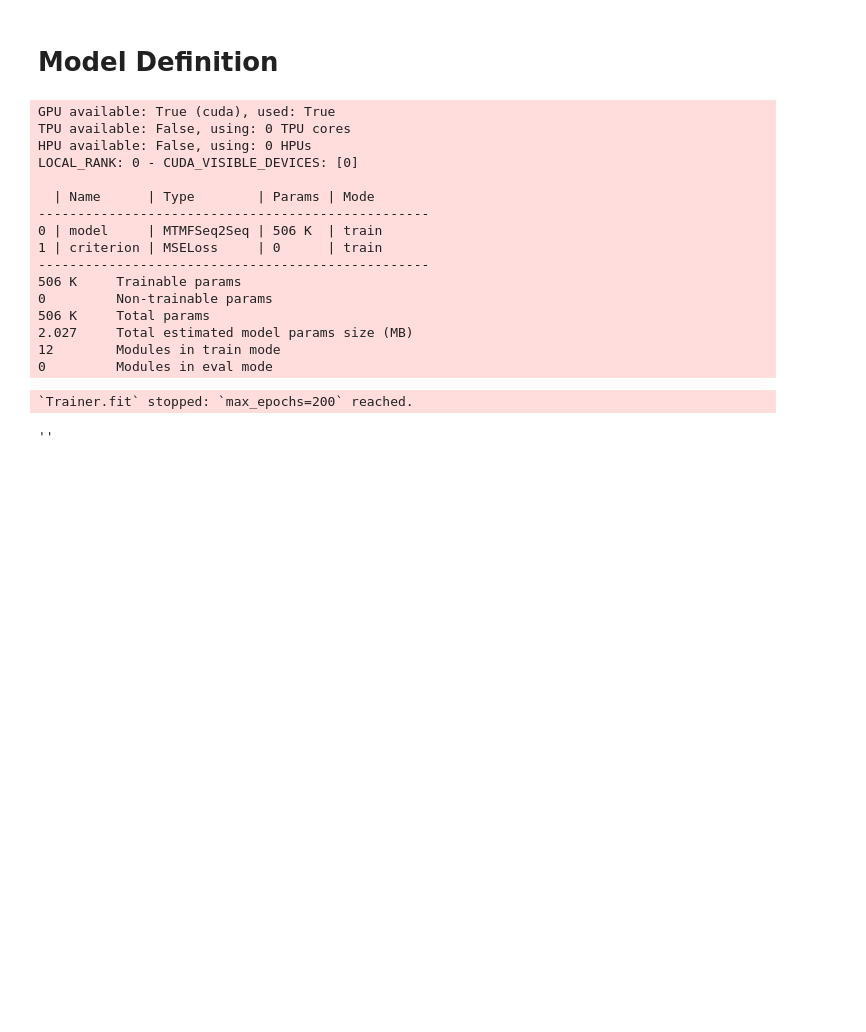
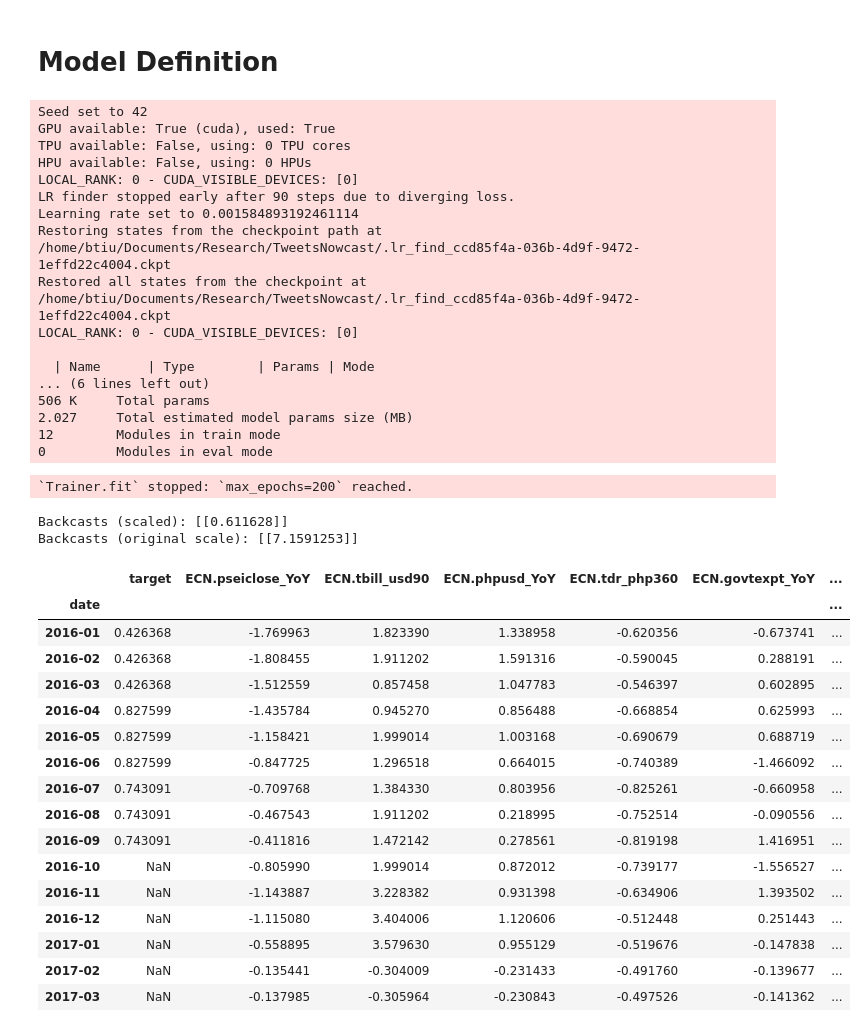
Before and after one commit to tiubenedict/TweetsNowcast, a Jupyter notebook: MixedFreqLSTM.ipynb, the cells around one changed output. Drawn from its saved outputs; the diff is of its cells as text; code cells hidden in the pictures; blank space fills up the shorter version.

```diff
--- a/MixedFreqLSTM.ipynb
+++ b/MixedFreqLSTM.ipynb
@@ -238,6 +266,8 @@ class MTMFSeq2Seq(nn.Module):
 
         return y_pred
 # %%
+seed_everything(42, workers=True)
+
 class MTMFSeq2SeqLightning(pl.LightningModule):
     def __init__(self, model, learning_rate=0.0001):
         super(MTMFSeq2SeqLightning, self).__init__()
@@ -256,7 +286,7 @@ class MTMFSeq2SeqLightning(pl.LightningModule):
         return loss
 
     def configure_optimizers(self):
-        return torch.optim.Adam(self.parameters(), lr=self.learning_rate)
+        return optim.Adam(self.parameters(), lr=self.learning_rate)
 
 # Prepare the dataset and dataloader
 train_dataset = TensorDataset(trainX_in, trainY_in, trainY_out)
@@ -290,32 +320,72 @@ model = MTMFSeq2Seq(
 )
 
 # Initialize the Lightning module
-lightning_model = MTMFSeq2SeqLightning(model)
+lightning_model = MTMFSeq2SeqLightning(model).to(device)
 lr_monitor = LearningRateMonitor(logging_interval='step')
 
-# Train the model
-trainer = pl.Trainer(max_epochs=200, accelerator='auto',log_every_n_steps=1, callbacks=[lr_monitor])
-lr_finder = trainer.tuner.lr_find(lightning_model, train_loader)
+# Find learning rate and train model with new learning rate
+trainer = pl.Trainer(max_epochs=200, accelerator='auto',log_every_n_steps=1, callbacks=[lr_monitor], deterministic=True)
+tuner = Tuner(trainer)
+lr_finder = tuner.lr_find(lightning_model, train_loader)
+lightning_model.hparams.lr = lr_finder.suggestion()
 trainer.fit(lightning_model, train_loader)
 # %% [output]
+Seed set to 42
 GPU available: True (cuda), used: True
 TPU available: False, using: 0 TPU cores
 HPU available: False, using: 0 HPUs
 LOCAL_RANK: 0 - CUDA_VISIBLE_DEVICES: [0]
+LR finder stopped early after 90 steps due to diverging loss.
+Learning rate set to 0.001584893192461114
+Restoring states from the checkpoint path at /home/btiu/Documents/Research/TweetsNowcast/.lr_find_ccd85f4a-036b-4d9f-9472-1effd22c4004.ckpt
+Restored all states from the checkpoint at /home/btiu/Documents/Research/TweetsNowcast/.lr_find_ccd85f4a-036b-4d9f-9472-1effd22c4004.ckpt
+LOCAL_RANK: 0 - CUDA_VISIBLE_DEVICES: [0]
 
   | Name      | Type        | Params | Mode
---------------------------------------------------
-0 | model     | MTMFSeq2Seq | 506 K  | train
-1 | criterion | MSELoss     | 0      | train
---------------------------------------------------
-506 K     Trainable params
-0         Non-trainable params
+... (6 lines left out)
 506 K     Total params
 2.027     Total estimated model params size (MB)
 12        Modules in train mode
 0         Modules in eval mode
 `Trainer.fit` stopped: `max_epochs=200` reached.
-# %%
-trainer.checkpoint_callback.last_model_path
-# %% [output]
-''
+# %%
+# Set the model to evaluation mode
+lightning_model.eval()
+# Perform inference on backcast data
+with torch.no_grad():
+    backcasts = lightning_model(torch.Tensor(x_encoder_backcast_in).to(device), torch.Tensor(y_decoder_backcast_in).to(device))
+backcasts_np = backcasts.cpu().numpy()
+backcasts_inverse = target_scaler.inverse_transform(backcasts_np)
+
+# Display the backcasts
+print("Backcasts (scaled):", backcasts_np)
+print("Backcasts (original scale):", backcasts_inverse)
+# %% [output]
+Backcasts (scaled): [[0.611628]]
+Backcasts (original scale): [[7.1591253]]
+# %%
+test_data, _, _, _ = data_model.load_data(vintage=vintage, window=1000, kmpair=kmpair, with_econ=True, with_tweets=False, target_release_lag=True,scaled=False, extend=True, DFM_order=(1,0,1,0), optimize_order = False)
+test_data = test_data.loc[vintage + relativedelta(months = -((vintage.month - 1) % 3) - data_window, day=31):,:]#.dropna()#.reset_index()  # get first month of same qtr last year, but get final day. Based on window = 12
+test_data.iloc[:,:1] = target_scaler.transform(test_data.iloc[:,:1])
+test_data.iloc[:,1:] = econ_scaler.transform(test_data.iloc[:,1:10])
+display(test_data)
+x_encoder_test_in, y_decoder_test_in, _ = sliding_windows(test_data, seq_length=15)
+y_decoder_test_in[:, -1, :] = backcasts_np
+# %% [output]
+|  | target | ECN.pseiclose_YoY | ECN.tbill_usd90 | ECN.phpusd_YoY | ECN.tdr_php360 | ECN.govtexpt_YoY | ... |
+| date |  |  |  |  |  |  | ... |
+| 2016-01 | 0.426368 | -1.769963 | 1.823390 | 1.338958 | -0.620356 | -0.673741 | ... |
+| 2016-02 | 0.426368 | -1.808455 | 1.911202 | 1.591316 | -0.590045 | 0.288191 | ... |
+| 2016-03 | 0.426368 | -1.512559 | 0.857458 | 1.047783 | -0.546397 | 0.602895 | ... |
+| 2016-04 | 0.827599 | -1.435784 | 0.945270 | 0.856488 | -0.668854 | 0.625993 | ... |
+| 2016-05 | 0.827599 | -1.158421 | 1.999014 | 1.003168 | -0.690679 | 0.688719 | ... |
+| 2016-06 | 0.827599 | -0.847725 | 1.296518 | 0.664015 | -0.740389 | -1.466092 | ... |
+| 2016-07 | 0.743091 | -0.709768 | 1.384330 | 0.803956 | -0.825261 | -0.660958 | ... |
+| 2016-08 | 0.743091 | -0.467543 | 1.911202 | 0.218995 | -0.752514 | -0.090556 | ... |
+| 2016-09 | 0.743091 | -0.411816 | 1.472142 | 0.278561 | -0.819198 | 1.416951 | ... |
+| 2016-10 | NaN | -0.805990 | 1.999014 | 0.872012 | -0.739177 | -1.556527 | ... |
+| 2016-11 | NaN | -1.143887 | 3.228382 | 0.931398 | -0.634906 | 1.393502 | ... |
+| 2016-12 | NaN | -1.115080 | 3.404006 | 1.120606 | -0.512448 | 0.251443 | ... |
+| 2017-01 | NaN | -0.558895 | 3.579630 | 0.955129 | -0.519676 | -0.147838 | ... |
+| 2017-02 | NaN | -0.135441 | -0.304009 | -0.231433 | -0.491760 | -0.139677 | ... |
+| 2017-03 | NaN | -0.137985 | -0.305964 | -0.230843 | -0.497526 | -0.141362 | ... |
```
Also changed, not shown: parts of 11 cells of this notebook.
